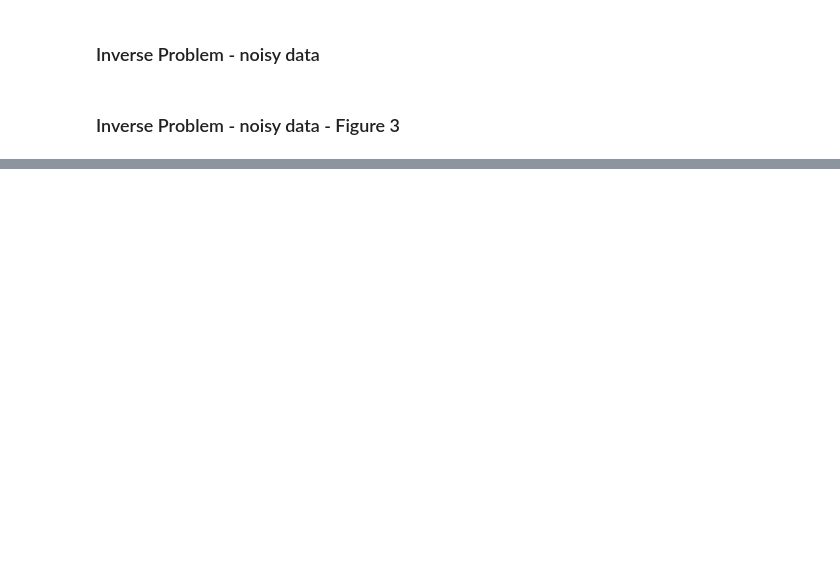
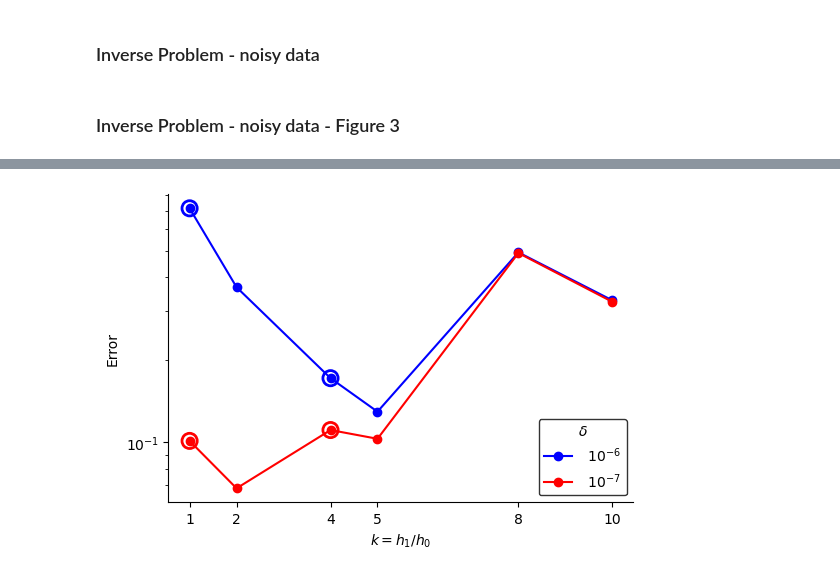
Before and after one commit to nchibli/Curl-Based-Reconstruction-Paper-Demos, a Jupyter notebook: demos/reconstruction.ipynb, the cells around one changed output, grey strips where cells are left out. Cells and saved outputs as stored; diff of their text form; code cells hidden in the pictures; blank space fills up the shorter version.

```diff
--- a/demos/reconstruction.ipynb
+++ b/demos/reconstruction.ipynb
@@ -415,0 +447,34 @@ print("Error_without_projection = ", Error_list_without_projection)
+# %%
+#k_list = [Nx/x for x in Nx_coarse_list]
+#print(k_list)
+k_list=[1.0, 2.0, 4.0, 5.0, 8.0, 10.0]
+fig, ax = plt.subplots(figsize=(6, 4))
+
+y1_values = np.concatenate((
+    [Error_list_without_regularization[4]],
+    Error_list_with_regularization[1:6, 4]
+))
+ax.plot(k_list,y1_values,"-ob", label=" $10^{-6}$")
+
+
+y2_values = np.concatenate((
+    [Error_list_without_regularization[2]],
+    Error_list_with_regularization[1:6, 2]
+))
+ax.plot(k_list,y2_values,"-or", label=" $10^{-7}$")
+
+ax.set_yscale("log")
+ax.set_xlabel('$k=h_1/h_0$')
+ax.set_ylabel('Error')
+ax.set_xticks(k_list)
+
+ax.spines['right'].set_visible(False)
+ax.spines['top'].set_visible(False)
+
+ax.scatter([1, 4], y1_values[[0, 2]], facecolors='none', edgecolors='blue', s=120, linewidths=2,label="_nolegend_")
+ax.scatter([1, 4], y2_values[[0, 2]], facecolors='none', edgecolors='red', s=120, linewidths=2, label="_nolegend_")
+
+ax.legend(frameon=True, edgecolor="black", facecolor="white", fontsize=10, title=r"$\delta$", title_fontsize=10)
+plt.show()
+# %% [output]
+[figure, added]
```
Also changed, not shown: parts of 12 cells of this notebook, 3 other files.
